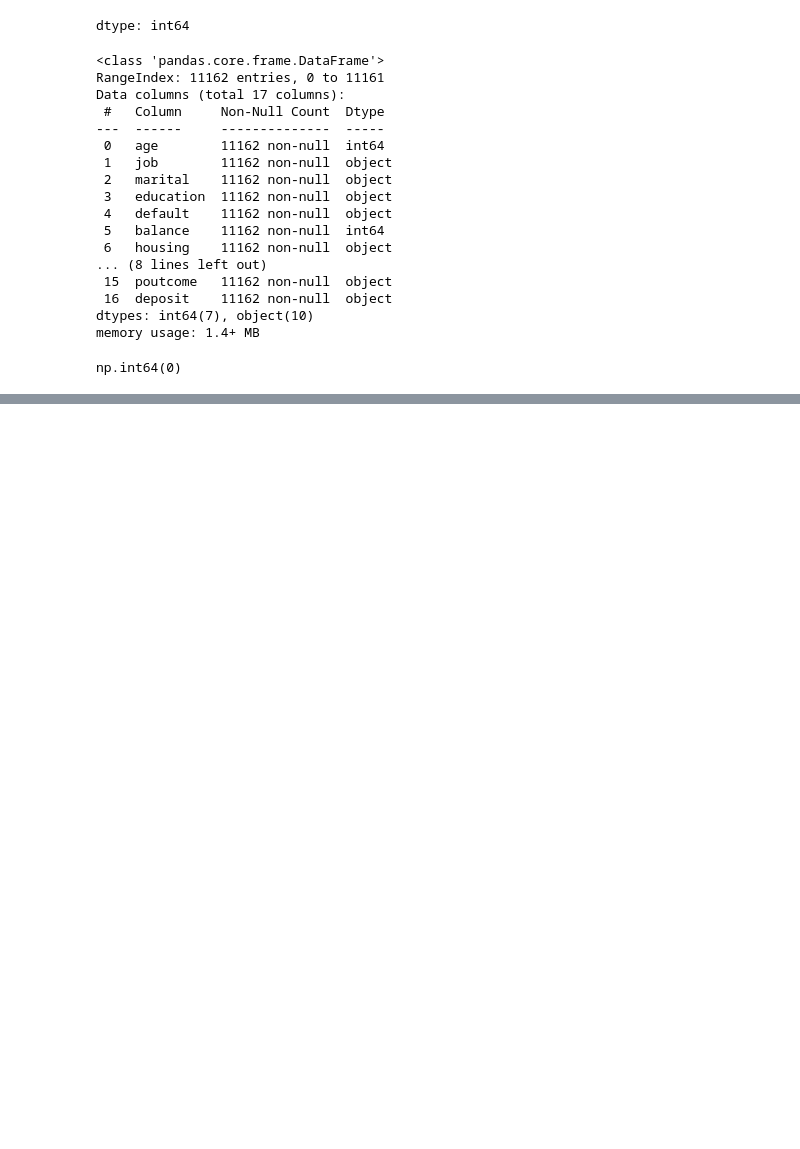
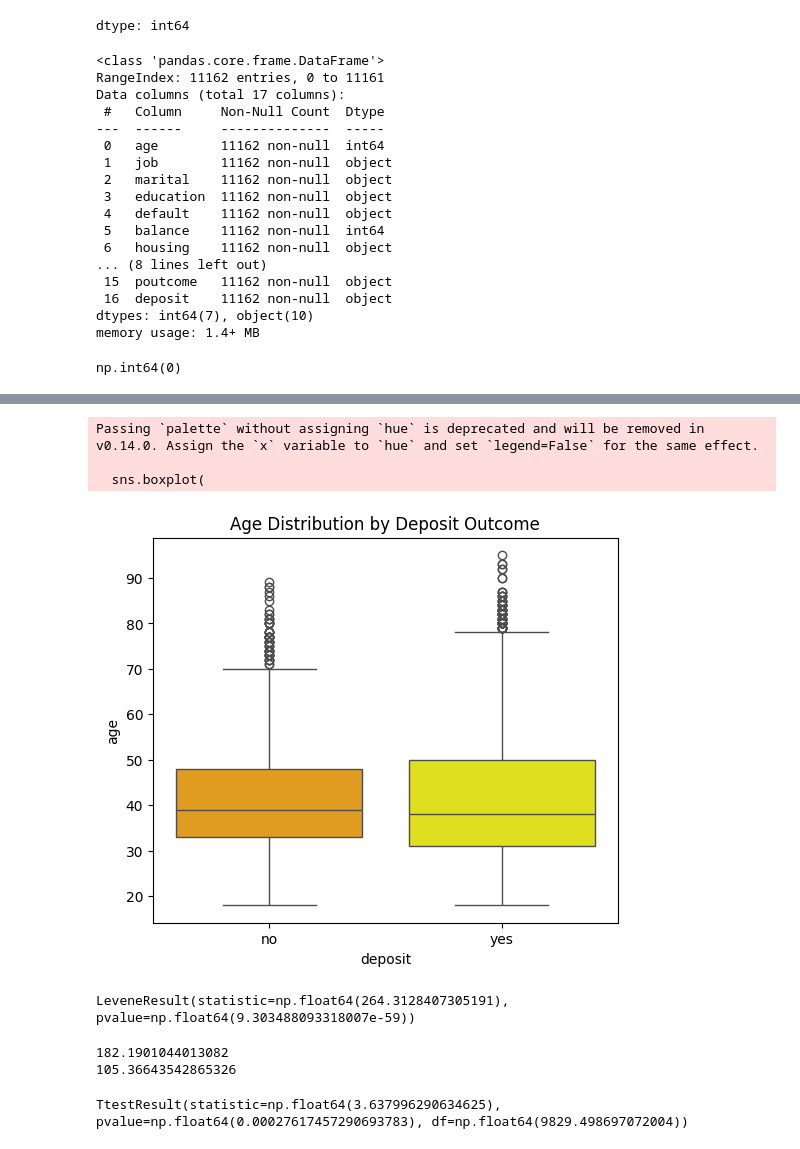
Before and after one commit to UKD1211/100_days_ML_cX_ISI_DS, a Jupyter notebook: Bank_Marketing_Campaign.ipynb, the cells around one changed output, grey strips where cells are left out. Drawn from its saved outputs; the diff is of its cells as text; code cells hidden in the pictures; blank space fills up the shorter version.

```diff
--- a/Bank_Marketing_Campaign.ipynb
+++ b/Bank_Marketing_Campaign.ipynb
@@ -101,0 +192,18 @@ np.int64(0)
+# %%
+plt.figure(figsize=(6,5))
+
+sns.boxplot(
+    data=df,
+    x='deposit',
+    y='age',
+    order=['no','yes'],
+    palette={'no':'orange', 'yes':'yellow'}
+)
+
+plt.title("Age Distribution by Deposit Outcome")
+plt.show()
+# %% [output]
+Passing `palette` without assigning `hue` is deprecated and will be removed in v0.14.0. Assign the `x` variable to `hue` and set `legend=False` for the same effect.
+
+  sns.boxplot(
+[figure, added]
@@ -101,0 +214,19 @@ np.int64(0)
+# %%
+#assumptions checking
+# --> CLT already applied as sample size is very large
+#variance checking if both pop var is same , or not -> Levenes Test
+from scipy.stats import levene
+levene(yes,no)
+# %% [output]
+LeveneResult(statistic=np.float64(264.3128407305191), pvalue=np.float64(9.303488093318007e-59))
+# %%
+print(df[df['deposit']=='yes']['age'].var())
+print(df[df['deposit']=='no']['age'].var())
+# %% [output]
+182.1901044013082
+105.36643542865326
+# %%
+#using the Welch-t_test
+ttest_ind(yes,no,equal_var = False)
+# %% [output]
+TtestResult(statistic=np.float64(3.637996290634625), pvalue=np.float64(0.00027617457290693783), df=np.float64(9829.498697072004))
```
Also changed, not shown: parts of 39 cells of this notebook.
